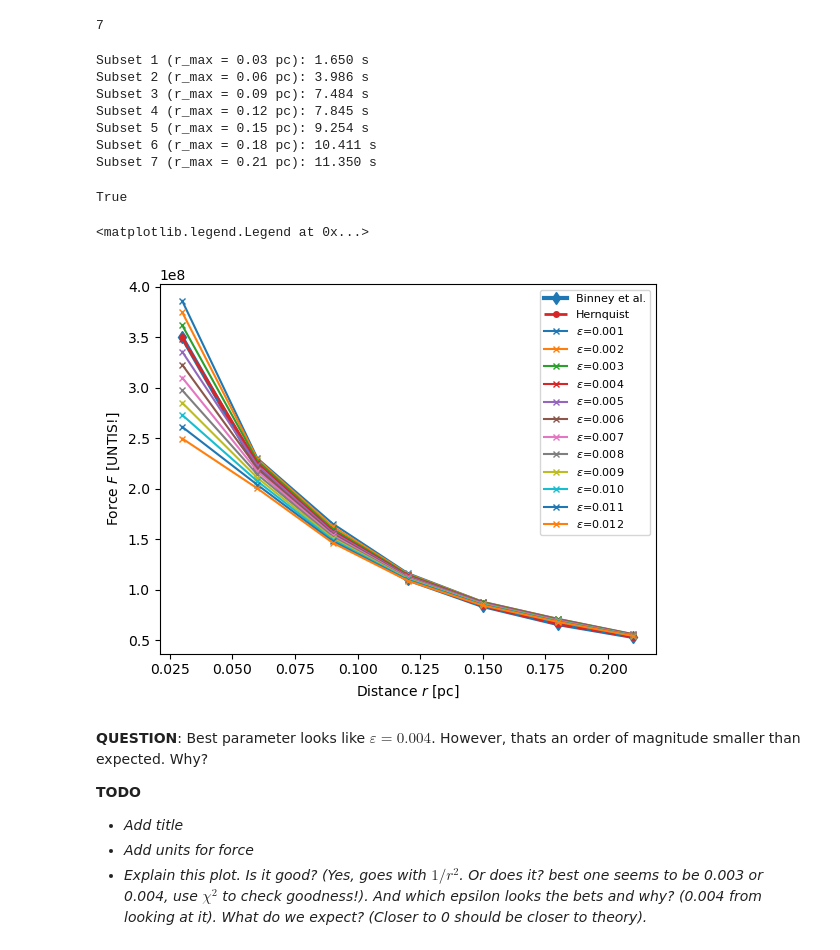
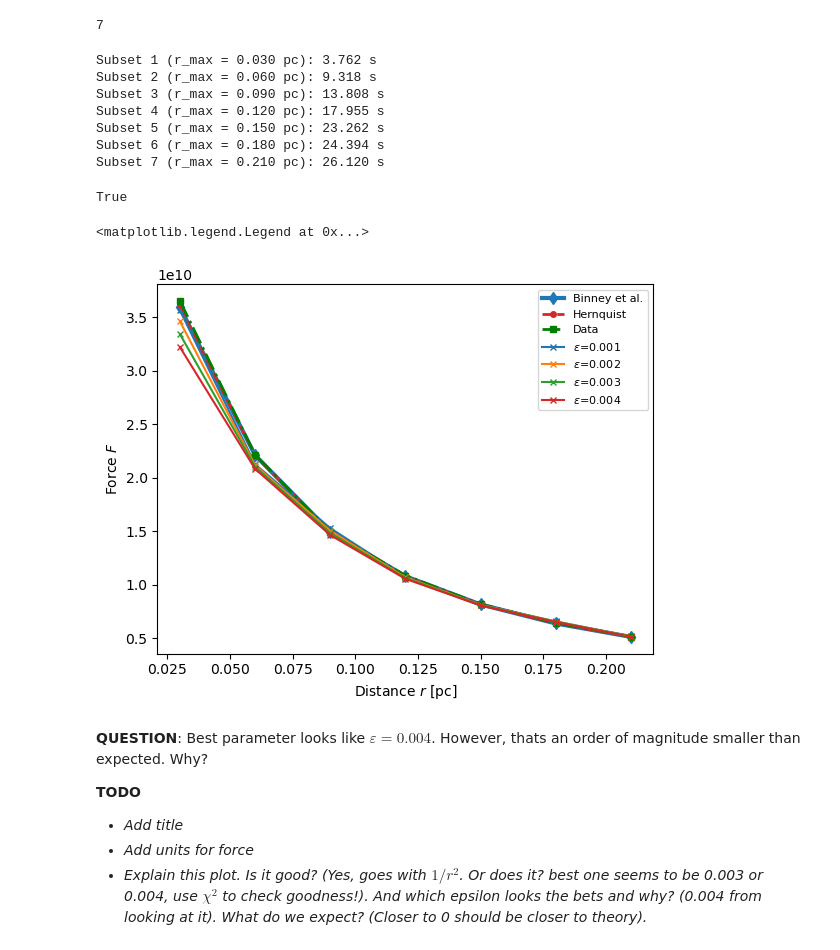
Before and after one commit to nshakm/comp_astro_n_body, a Jupyter notebook: AnshakMallik_N-BodyProject_ComputationalAstrophysics_HS23.ipynb, the cells around one changed output. Cells and saved outputs as stored; diff of their text form; code cells hidden in the pictures.

```diff
--- a/AnshakMallik_N-BodyProject_ComputationalAstrophysics_HS23.ipynb
+++ b/AnshakMallik_N-BodyProject_ComputationalAstrophysics_HS23.ipynb
@@ -685,7 +832,7 @@ def force_binney_tremaine(r, a):
     m, _ = quad(lambda x: 4*np.pi * Hernquist_profile(x, a) * x**2, 0, r)
 
     #Calculate force at distance r for enclosed mass m
-    F = m/(r**2)
+    F = m*star_mass/(r**2)
 
     return F
 # %% [markdown]
@@ -699,6 +846,6 @@ def force_hernquist(r, a):
     m = total_mass * (r**2)/(r+a)**2
 
     #Calculate force at distance r for enclosed mass m
-    F = m/(r**2)
+    F = m*star_mass/(r**2)
 
     return F
@@ -705,3 +854,14 @@ def force_hernquist(r, a):
+# %%
+def force_data(r):
+
+    #Calculate enclosed mass using the data
+    N = len(data[data['distance'] <= r])
+    m = N * star_mass
+
+    #Calculate force at distance r for enclosed mass m
+    F = m*star_mass/(r**2)
+
+    return F
 # %% [markdown]
 Playing around with distances to see which ones correspond to how many stars.
 # %%
@@ -826,0 +994,9 @@ array([3.49696873e+08, 2.19955681e+08, 1.50983798e+08, 1.10018551e+08,
+# %%
+#Force calculation using Hernquist
+forces_D = np.zeros(N_subsets)
+
+for i in range(N_subsets):
+    force_D = force_data(furthest_star_r_array[i])
+    forces_D[i] = force_D
+
+forces_D
@@ -854,17 +1033,17 @@ for i in range(N_subsets):
 
     end = time.time()
 
-    print('Subset {:.0f} (r_max = {:.2f} pc): {:.3f} s'.format(i+1, furthest_star_r_array[i], end-start))
+    print('Subset {:.0f} (r_max = {:.3f} pc): {:.3f} s'.format(i+1, furthest_star_r_array[i], end-start))
 
 forces_eps_array = np.array(forces_eps_list, dtype='object')
 # %% [output]
-Subset 1 (r_max = 0.03 pc): 1.650 s
-Subset 2 (r_max = 0.06 pc): 3.986 s
-Subset 3 (r_max = 0.09 pc): 7.484 s
-Subset 4 (r_max = 0.12 pc): 7.845 s
-Subset 5 (r_max = 0.15 pc): 9.254 s
-Subset 6 (r_max = 0.18 pc): 10.411 s
-Subset 7 (r_max = 0.21 pc): 11.350 s
+Subset 1 (r_max = 0.030 pc): 3.762 s
+Subset 2 (r_max = 0.060 pc): 9.318 s
+Subset 3 (r_max = 0.090 pc): 13.808 s
+Subset 4 (r_max = 0.120 pc): 17.955 s
+Subset 5 (r_max = 0.150 pc): 23.262 s
+Subset 6 (r_max = 0.180 pc): 24.394 s
+Subset 7 (r_max = 0.210 pc): 26.120 s
 # %%
 # forces_eps_array[:,0]
 # %%
@@ -874,26 +1053,28 @@ True
 # %%
 fig = plt.figure()
 ax = plt.axes()
 
 ax.set_xlabel(r'Distance $r$ [pc]')
-ax.set_ylabel(r'Force $F$ [UNTIS!]')
+ax.set_ylabel(r'Force $F$')
 
 # ax.set_yscale('log')
 
 # ax.plot(furthest_star_r_array, forces_BT[0]/(furthest_star_r_array)**2/1000)
 ax.plot(furthest_star_r_array, forces_BT, 'd-', markersize=6, lw=3, color='C0', label='Binney et al.', zorder=0)
 ax.plot(furthest_star_r_array, forces_H, 'o--', markersize=4, lw=2, color='C3', label='Hernquist', zorder=1)
+ax.plot(furthest_star_r_array, forces_D, 's-.', markersize=4, lw=2, color='g', label='Data', zorder=2)
+
 
 # ax.plot(furthest_star_r_array, forces_eps_array[:,3], 'x-', markersize='5', label=r'$\varepsilon$={:.3f}'.format(epsilons[3]), zorder=3+1)
-for i in range((forces_eps_array.shape[1])):
+for i in range((forces_eps_array.shape[1])-8):
     ax.plot(furthest_star_r_array, forces_eps_array[:,i], 'x-', markersize='5', label=r'$\varepsilon$={:.3f}'.format(epsilons[i]), zorder=i+1)
 
 ax.legend(fontsize=8)
 
 # plt.plot(furthest_star_r)
 # %% [output]
 <matplotlib.legend.Legend at 0x...>
-[figure, old version]
+[figure, new version]
 # %% [markdown]
 **QUESTION**: Best parameter looks like $\varepsilon = 0.004$. However, thats an order of magnitude smaller than expected. Why?
 
```
Also changed, not shown: parts of 62 cells of this notebook.
